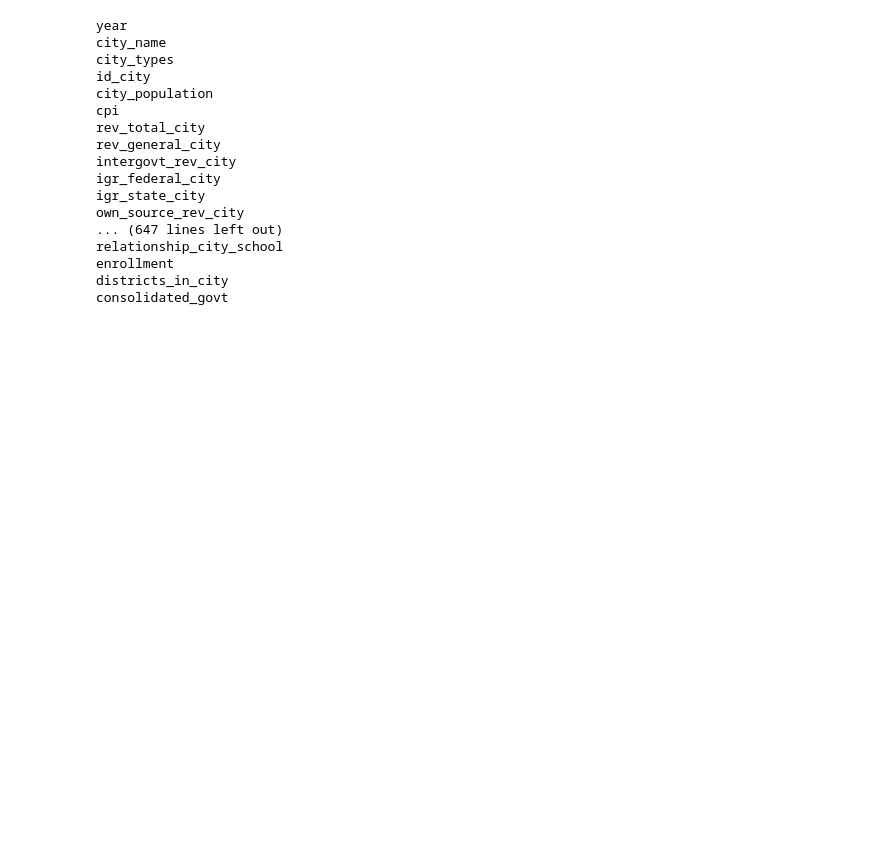
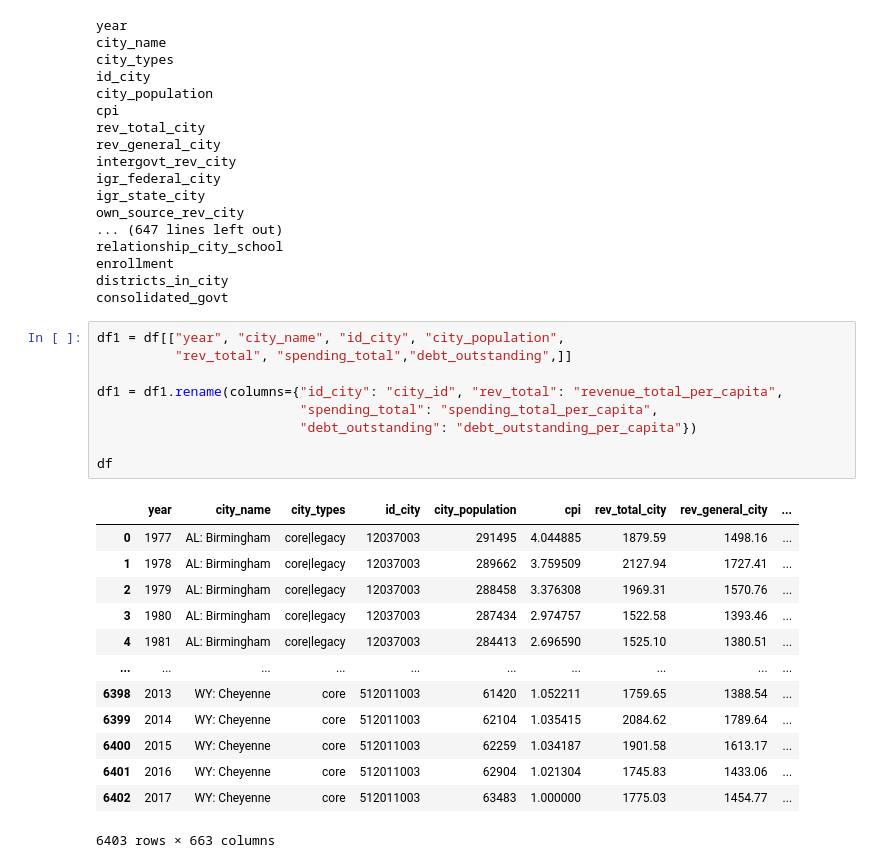
Before and after one commit to cjengleson/Project-1.5-Repo, a Jupyter notebook: police-violence-racial-equity - Derek.ipynb, the cells around one changed output. Cells and saved outputs as stored; diff of their text form; blank space fills up the shorter version.

```diff
--- a/police-violence-racial-equity - kaggle.ipynb
+++ b/police-violence-racial-equity - Derek.ipynb
@@ -84,3 +91,26 @@ relationship_city_school
 enrollment
 districts_in_city
 consolidated_govt
+# %%
+df1 = df[["year", "city_name", "id_city", "city_population",
+          "rev_total", "spending_total","debt_outstanding",]]
+
+df1 = df1.rename(columns={"id_city": "city_id", "rev_total": "revenue_total_per_capita",
+                          "spending_total": "spending_total_per_capita",
+                          "debt_outstanding": "debt_outstanding_per_capita"})
+
+df
+# %% [output]
+|  | year | city_name | city_types | id_city | city_population | cpi | rev_total_city | rev_general_city | ... |
+| 0 | 1977 | AL: Birmingham | core|legacy | 12037003 | 291495 | 4.044885 | 1879.59 | 1498.16 | ... |
+| 1 | 1978 | AL: Birmingham | core|legacy | 12037003 | 289662 | 3.759509 | 2127.94 | 1727.41 | ... |
+| 2 | 1979 | AL: Birmingham | core|legacy | 12037003 | 288458 | 3.376308 | 1969.31 | 1570.76 | ... |
+| 3 | 1980 | AL: Birmingham | core|legacy | 12037003 | 287434 | 2.974757 | 1522.58 | 1393.46 | ... |
+| 4 | 1981 | AL: Birmingham | core|legacy | 12037003 | 284413 | 2.696590 | 1525.10 | 1380.51 | ... |
+| ... | ... | ... | ... | ... | ... | ... | ... | ... | ... |
+| 6398 | 2013 | WY: Cheyenne | core | 512011003 | 61420 | 1.052211 | 1759.65 | 1388.54 | ... |
+| 6399 | 2014 | WY: Cheyenne | core | 512011003 | 62104 | 1.035415 | 2084.62 | 1789.64 | ... |
+| 6400 | 2015 | WY: Cheyenne | core | 512011003 | 62259 | 1.034187 | 1901.58 | 1613.17 | ... |
+| 6401 | 2016 | WY: Cheyenne | core | 512011003 | 62904 | 1.021304 | 1745.83 | 1433.06 | ... |
+| 6402 | 2017 | WY: Cheyenne | core | 512011003 | 63483 | 1.000000 | 1775.03 | 1454.77 | ... |
+6403 rows × 663 columns
```
Also changed, not shown: parts of 11 cells of this notebook, 1 other file.
